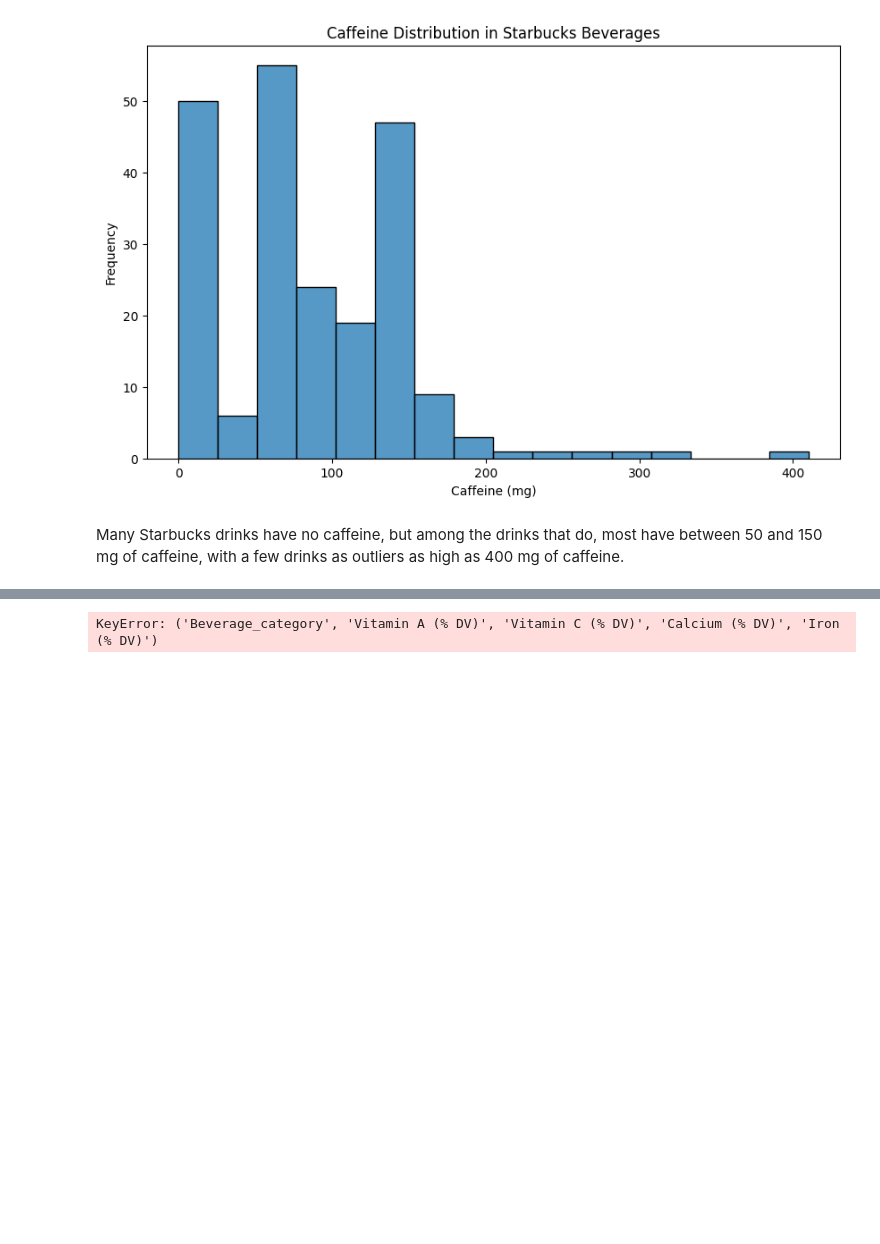
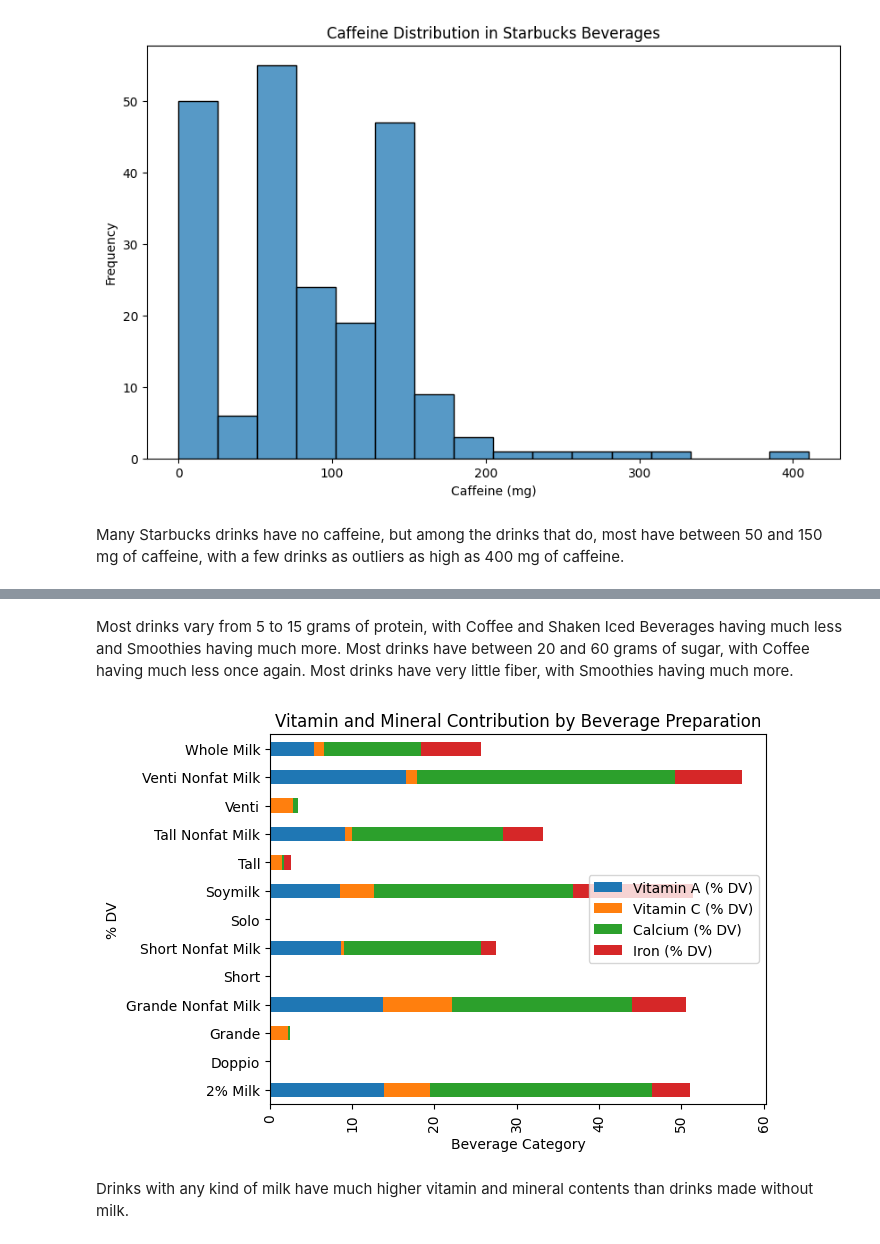
Before and after one commit to BraedenChubak/AP-Computer-Science-Principles, a Jupyter notebook: Notebooks/prog6280b.ipynb, the cells around one changed output, grey strips where cells are left out. Drawn from its saved outputs; the diff is of its cells as text; code cells hidden in the pictures; blank space fills up the shorter version.

```diff
--- a/Notebooks/prog6280b.ipynb
+++ b/Notebooks/prog6280b.ipynb
@@ -109,10 +123,14 @@ plt.show()
+# %% [markdown]
+Most drinks vary from 5 to 15 grams of protein, with Coffee and Shaken Iced Beverages having much less and Smoothies having much more.  Most drinks have between 20 and 60 grams of sugar, with Coffee having much less once again.  Most drinks have very little fiber, with Smoothies having much more.
 # %%
-vitamin_beverage = df['Beverage_category', 'Vitamin A (% DV)', 'Vitamin C (% DV)', 'Calcium (% DV)', 'Iron (% DV)']
+vitamin_beverage = df.groupby('Beverage_prep')[['Vitamin A (% DV)', 'Vitamin C (% DV)', 'Calcium (% DV)', 'Iron (% DV)']].mean()
 ax = vitamin_beverage.plot.barh(stacked=True)
-plt.title('Vitamin and Mineral Contribution by Beverage Category')
+plt.title('Vitamin and Mineral Contribution by Beverage Preparation')
 plt.xlabel('Beverage Category')
 plt.ylabel('% DV')
 plt.xticks(rotation=90)
 plt.show()
 # %% [output]
-KeyError: ('Beverage_category', 'Vitamin A (% DV)', 'Vitamin C (% DV)', 'Calcium (% DV)', 'Iron (% DV)')
+[figure, added]
+# %% [markdown]
+Drinks with any kind of milk have much higher vitamin and mineral contents than drinks made without milk.
```
Also changed, not shown: parts of 3 cells of this notebook, 4 other files.
